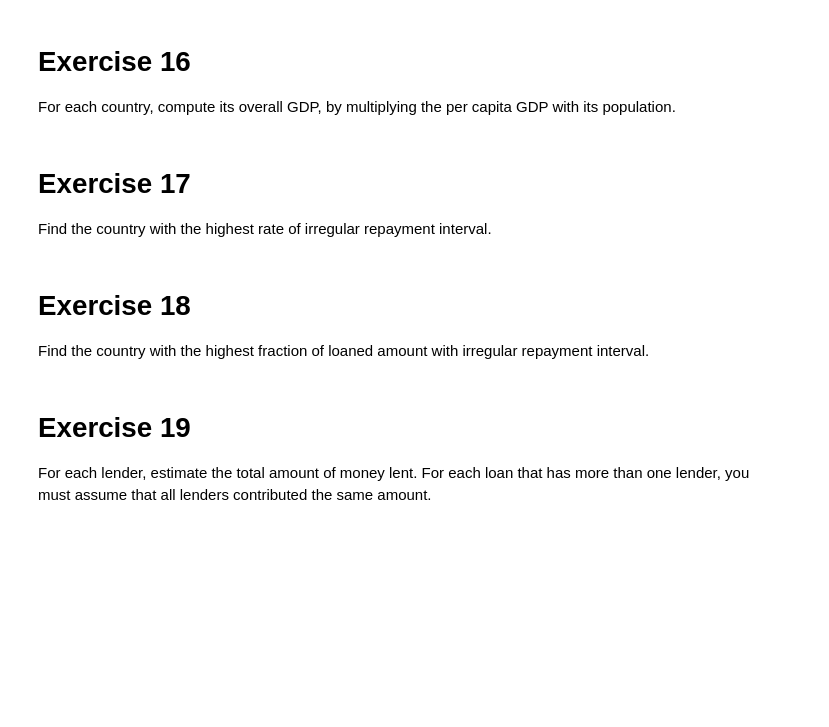
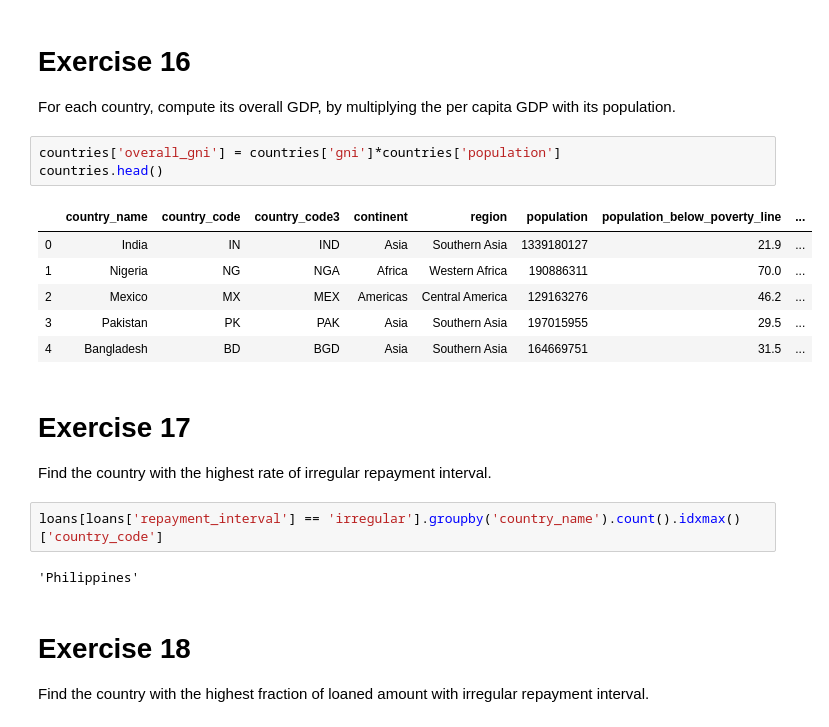
Before and after one commit to msartori10/Computer_Science, a Jupyter notebook: Exam.ipynb, the cells around one changed output. Drawn from its saved outputs; the diff is of its cells as text; blank space fills up the shorter version.

Commit message:
Added exercises 14-15-16-17-18

```diff
--- a/Exam.ipynb
+++ b/Exam.ipynb
@@ -423,12 +463,23 @@ Cluster the loans according to the year-month of disburse time.
 # %% [markdown]
 # Exercise 16
 For each country, compute its overall GDP, by multiplying the per capita GDP with its population.
+# %%
+countries['overall_gni'] = countries['gni']*countries['population']
+countries.head()
+# %% [output]
+|  | country_name | country_code | country_code3 | continent | region | population | population_below_poverty_line | ... |
+| 0 | India | IN | IND | Asia | Southern Asia | 1339180127 | 21.9 | ... |
+| 1 | Nigeria | NG | NGA | Africa | Western Africa | 190886311 | 70.0 | ... |
+| 2 | Mexico | MX | MEX | Americas | Central America | 129163276 | 46.2 | ... |
+| 3 | Pakistan | PK | PAK | Asia | Southern Asia | 197015955 | 29.5 | ... |
+| 4 | Bangladesh | BD | BGD | Asia | Southern Asia | 164669751 | 31.5 | ... |
 # %% [markdown]
 # Exercise 17
 Find the country with the highest rate of irregular repayment interval.
+# %%
+loans[loans['repayment_interval'] == 'irregular'].groupby('country_name').count().idxmax()['country_code']
+# %% [output]
+'Philippines'
 # %% [markdown]
 # Exercise 18
 Find the country with the highest fraction of loaned amount with irregular repayment interval.
-# %% [markdown]
-# Exercise 19
-For each lender, estimate the total amount of money lent. For each loan that has more than one lender, you must assume that all lenders contributed the same amount.
```
Also changed, not shown: parts of 36 cells of this notebook.
